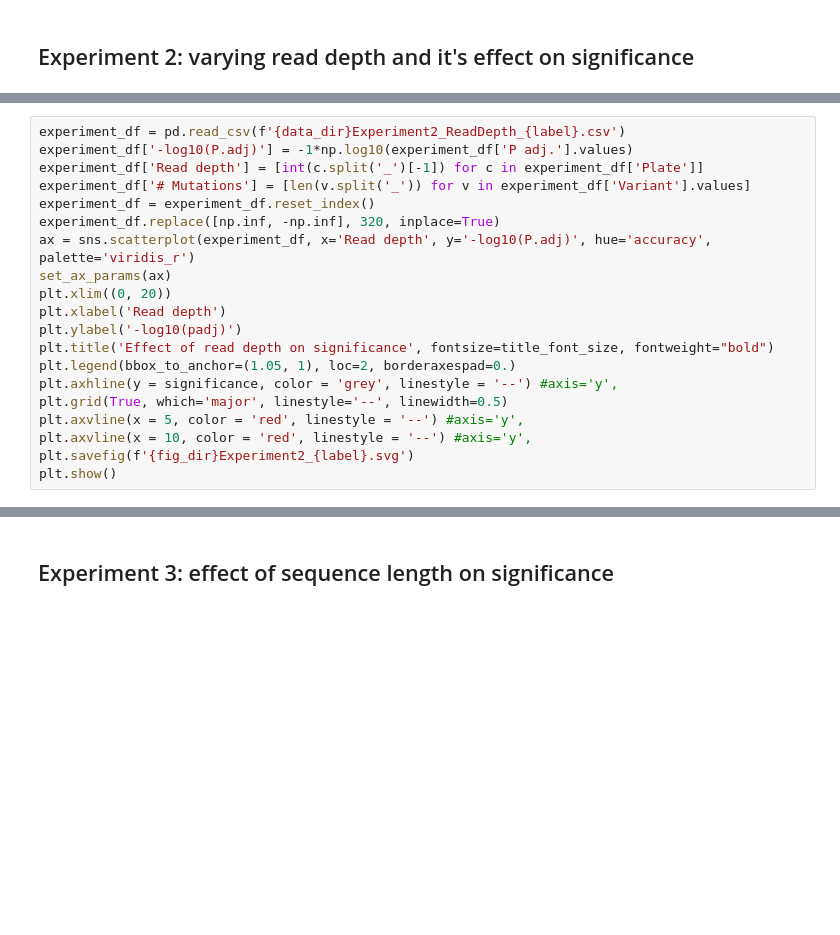
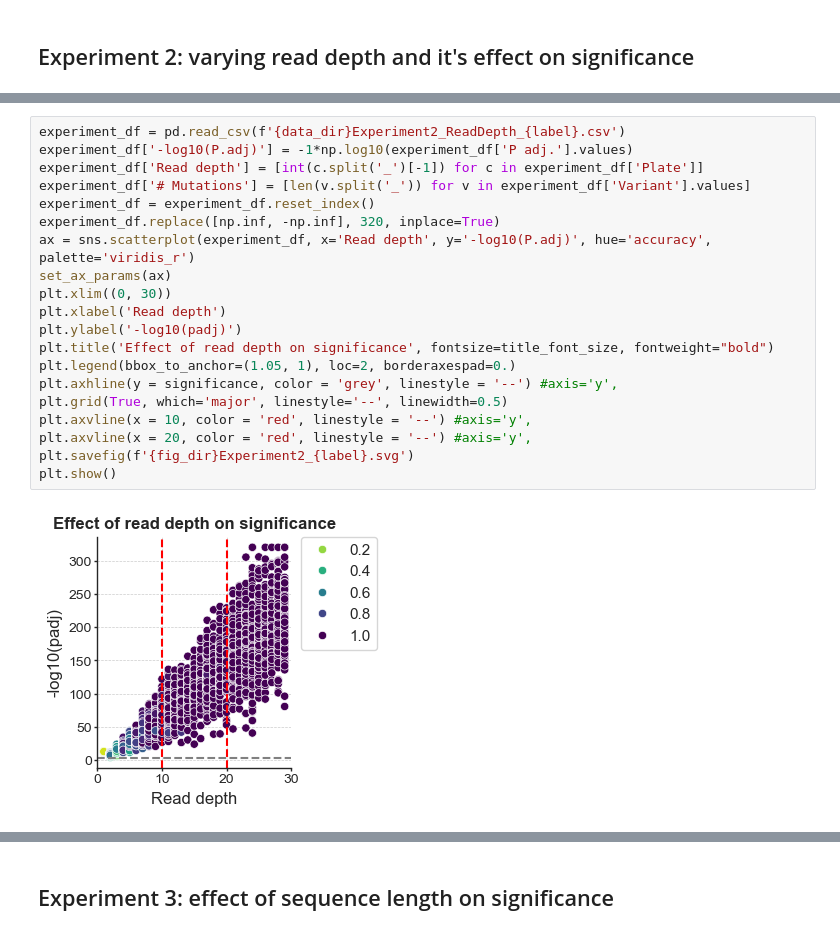
Before and after one commit to fhalab/LevSeq, a Jupyter notebook: simulation/ParLQ ePCR Figures.ipynb, the cells around one changed output, grey strips where cells are left out. Cells and saved outputs as stored; diff of their text form; blank space fills up the shorter version.

```diff
--- a/simulation/ParLQ ePCR Figures.ipynb
+++ b/simulation/ParLQ ePCR Figures.ipynb
@@ -105,23 +119,25 @@ label
 # %%
 experiment_df = pd.read_csv(f'{data_dir}Experiment2_ReadDepth_{label}.csv')
 experiment_df['-log10(P.adj)'] = -1*np.log10(experiment_df['P adj.'].values)
 experiment_df['Read depth'] = [int(c.split('_')[-1]) for c in experiment_df['Plate']]
 experiment_df['# Mutations'] = [len(v.split('_')) for v in experiment_df['Variant'].values]
 experiment_df = experiment_df.reset_index()
 experiment_df.replace([np.inf, -np.inf], 320, inplace=True)
 ax = sns.scatterplot(experiment_df, x='Read depth', y='-log10(P.adj)', hue='accuracy', palette='viridis_r')
 set_ax_params(ax)
-plt.xlim((0, 20))
+plt.xlim((0, 30))
 plt.xlabel('Read depth')
 plt.ylabel('-log10(padj)')
 plt.title('Effect of read depth on significance', fontsize=title_font_size, fontweight="bold")
 plt.legend(bbox_to_anchor=(1.05, 1), loc=2, borderaxespad=0.)
 plt.axhline(y = significance, color = 'grey', linestyle = '--') #axis='y',
 plt.grid(True, which='major', linestyle='--', linewidth=0.5)
-plt.axvline(x = 5, color = 'red', linestyle = '--') #axis='y',
 plt.axvline(x = 10, color = 'red', linestyle = '--') #axis='y',
+plt.axvline(x = 20, color = 'red', linestyle = '--') #axis='y',
 plt.savefig(f'{fig_dir}Experiment2_{label}.svg')
 plt.show()
+# %% [output]
+[figure, added]
 # %%
 f5_10 = experiment_df[experiment_df['Read depth'] > 10]
 np.mean(f5_10['accuracy'].values)
```
Also changed, not shown: parts of 35 cells of this notebook, 2 other files.
